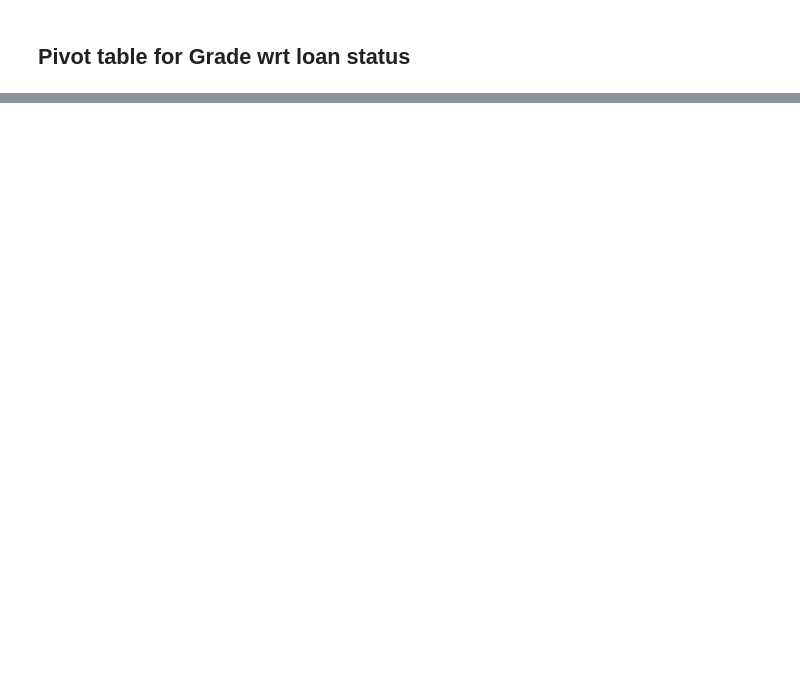
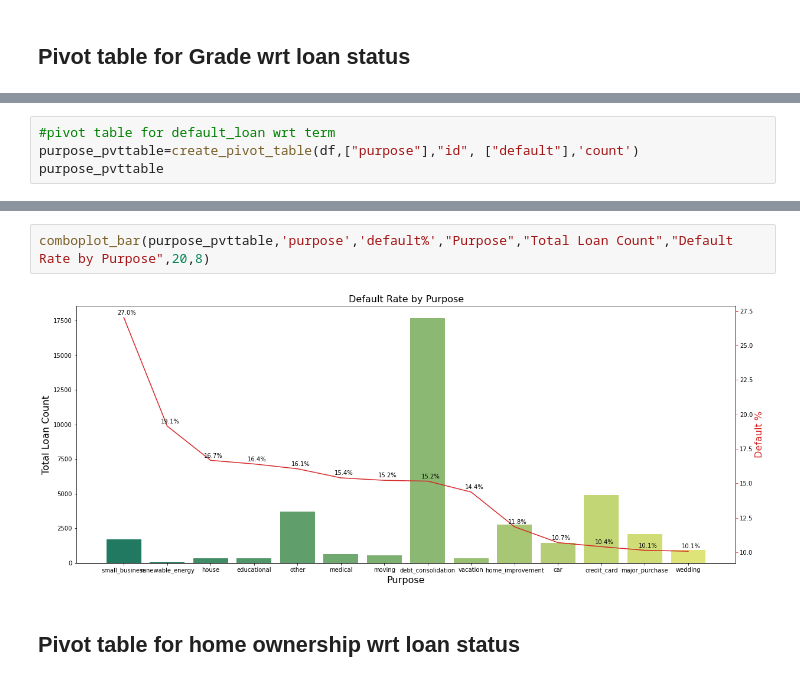
Before and after one commit to spsingh559/lending_case_study, a Jupyter notebook: notebook/Master.ipynb, the cells around one changed output, grey strips where cells are left out. Cells and saved outputs as stored; diff of their text form; blank space fills up the shorter version.

```diff
--- a/notebook/Master.ipynb
+++ b/notebook/Master.ipynb
@@ -228,0 +198,4 @@ paid_grade_pvttable.plot.bar()
+# %%
+#pivot table for default_loan wrt term
+purpose_pvttable=create_pivot_table(df,["purpose"],"id", ["default"],'count')
+purpose_pvttable
@@ -228,0 +218,6 @@ paid_grade_pvttable.plot.bar()
+# %%
+comboplot_bar(purpose_pvttable,'purpose','default%',"Purpose","Total Loan Count","Default Rate by Purpose",20,8)
+# %% [output]
+[figure, added]
+# %% [markdown]
+## Pivot table for home ownership wrt loan status
```
Also changed, not shown: parts of 82 cells of this notebook, 1 other file.
